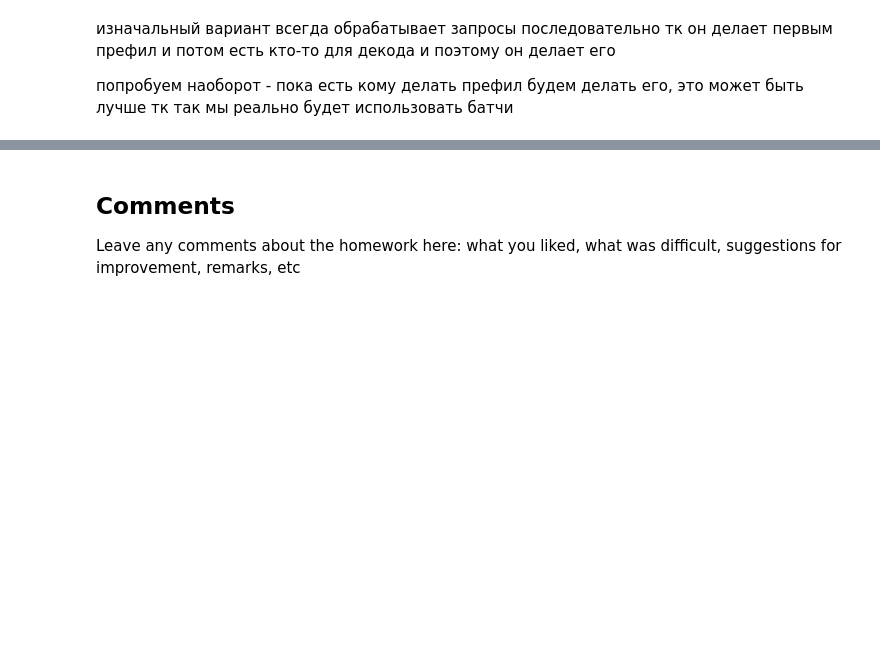
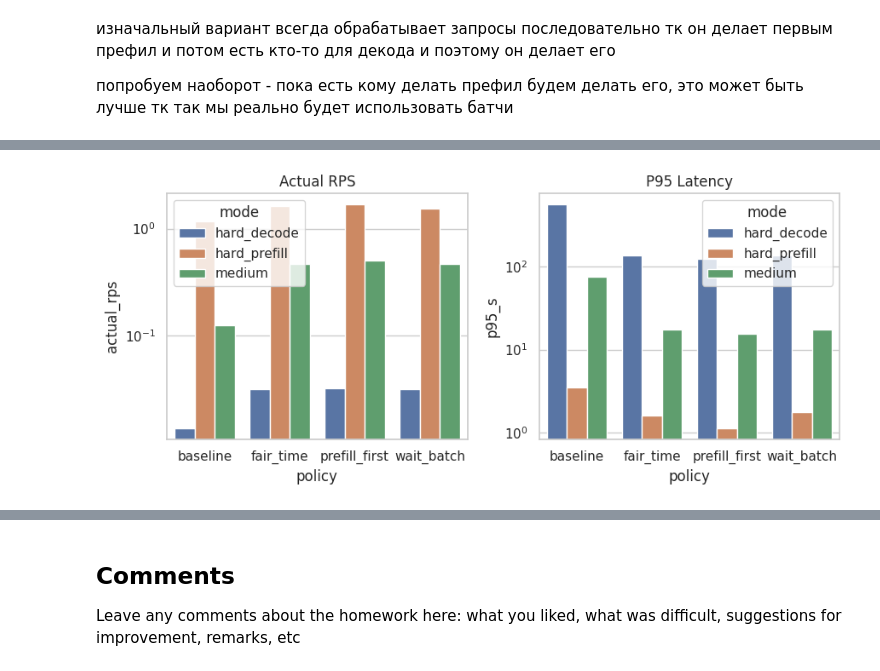
Before and after one commit to ChervovNikita/efdl_hw, a Jupyter notebook: week08_inference_software/homework/homework_week8.ipynb, the cells around one changed output, grey strips where cells are left out. Drawn from its saved outputs; the diff is of its cells as text; code cells hidden in the pictures; blank space fills up the shorter version.

```diff
--- a/week08_inference_software/homework/homework_week8.ipynb
+++ b/week08_inference_software/homework/homework_week8.ipynb
@@ -581,0 +688,25 @@ KeyboardInterrupt:
+# %%
+import re
+import pandas as pd
+rows = []
+for key, payload in results.items():
+    modes = ['hard_decode', 'hard_prefill', 'medium']
+    mode = None
+    for m in modes:
+        if m in key:
+            mode = m
+            break
+    policy = key.replace(f"_{mode}", "")
+    st = payload['statistics']
+    lat = st['latency']
+    rows.append({
+        "key": key,
+        "policy": policy,
+        "mode": mode,
+        "success": st["successful_requests"],
+        "actual_rps": st["actual_rps"],
+        "avg_s": lat["avg"],
+        "p95_s": lat["p95"],
+    })
+df = pd.DataFrame(rows).sort_values(["mode", "policy"]).reset_index(drop=True)
+display(df)
@@ -581,0 +727,22 @@ KeyboardInterrupt:
+# %%
+import matplotlib.pyplot as plt
+import seaborn as sns
+
+sns.set_theme(style="whitegrid")
+
+fig, axes = plt.subplots(1, 2, figsize=(9, 4))
+
+sns.barplot(data=df, x="policy", y="actual_rps", hue="mode", ax=axes[0])
+axes[0].set_title("Actual RPS")
+axes[0].tick_params(axis="x")
+axes[0].set_yscale("log")
+
+sns.barplot(data=df, x="policy", y="p95_s", hue="mode", ax=axes[1])
+axes[1].set_title("P95 Latency")
+axes[1].tick_params(axis="x")
+axes[1].set_yscale("log")
+
+plt.tight_layout()
+plt.show()
+# %% [output]
+[figure, added]
```
Also changed, not shown: parts of 14 cells of this notebook, 4 other files.
